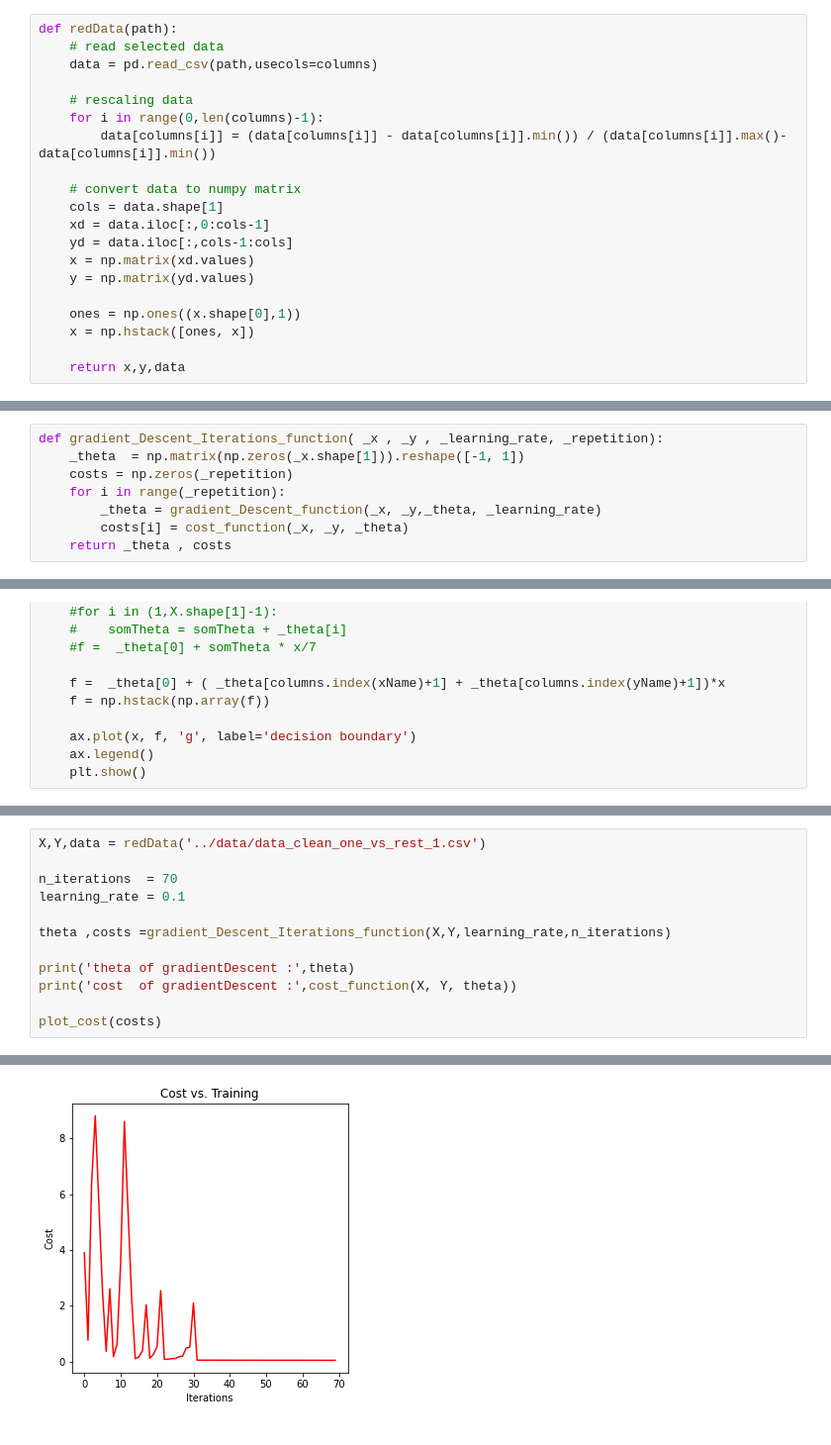
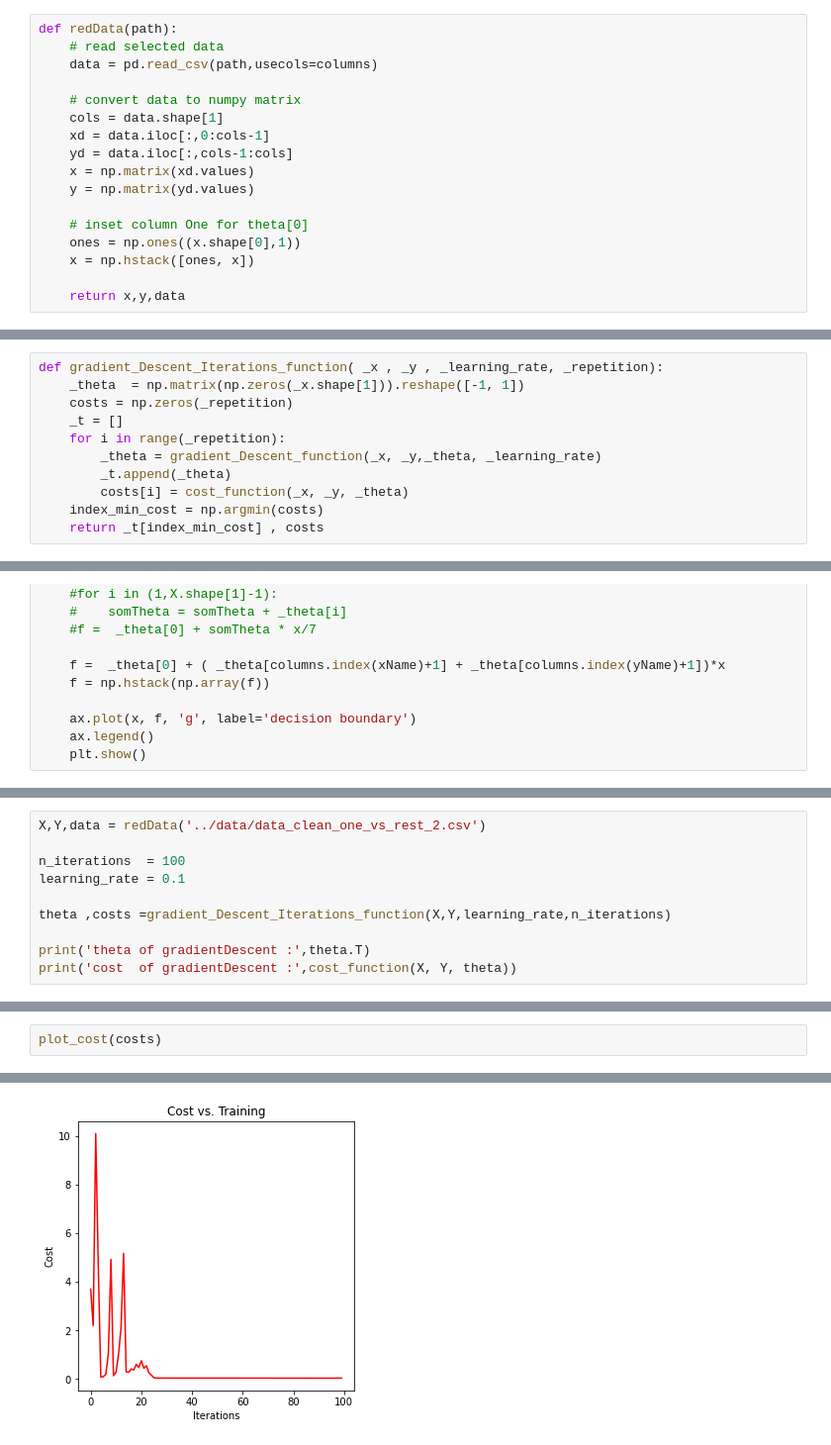
Before and after one commit to amr-lounis/project-machine-lirning-, a Jupyter notebook: classification - Logistic Regression (LgR)/Gradient Descent (GD)/Gradient Descent (GD).ipynb, the cells around one changed output, grey strips where cells are left out. Shown at 99% size. Cells and saved outputs as stored; diff of their text form.

```diff
--- a/classification - Logistic Regression (LgR)/Gradient Descent (GD)/Gradient Descent (GD).ipynb
+++ b/classification - Logistic Regression (LgR)/Gradient Descent (GD)/Gradient Descent (GD).ipynb
@@ -23,10 +23,6 @@ columns = [
 def redData(path):
     # read selected data
     data = pd.read_csv(path,usecols=columns)
-
-    # rescaling data
-    for i in range(0,len(columns)-1):
-        data[columns[i]] = (data[columns[i]] - data[columns[i]].min()) / (data[columns[i]].max()-data[columns[i]].min())
 
     # convert data to numpy matrix
     cols = data.shape[1]
@@ -35,6 +31,7 @@ def redData(path):
     x = np.matrix(xd.values)
     y = np.matrix(yd.values)
 
+    # inset column One for theta[0]
     ones = np.ones((x.shape[0],1))
     x = np.hstack([ones, x])
 
@@ -59,8 +56,11 @@ def gradient_Descent_function( _x , _y, _theta, _learning_rate):
 def gradient_Descent_Iterations_function( _x , _y , _learning_rate, _repetition):
     _theta  = np.matrix(np.zeros(_x.shape[1])).reshape([-1, 1])
     costs = np.zeros(_repetition)
+    _t = []
     for i in range(_repetition):
         _theta = gradient_Descent_function(_x, _y,_theta, _learning_rate)
+        _t.append(_theta)
         costs[i] = cost_function(_x, _y, _theta)
-    return _theta , costs
+    index_min_cost = np.argmin(costs)
+    return _t[index_min_cost] , costs
 # %% [markdown]
@@ -143,0 +142,10 @@ def plotAll(_data,_theta):
+# %%
+X,Y,data = redData('../data/data_clean_one_vs_rest_2.csv')
+
+n_iterations  = 100
+learning_rate = 0.1
+
+theta ,costs =gradient_Descent_Iterations_function(X,Y,learning_rate,n_iterations)
+
+print('theta of gradientDescent :',theta.T)
+print('cost  of gradientDescent :',cost_function(X, Y, theta))
@@ -144,13 +158,3 @@ def plotAll(_data,_theta):
 # %%
-X,Y,data = redData('../data/data_clean_one_vs_rest_1.csv')
-
-n_iterations  = 70
-learning_rate = 0.1
-
-theta ,costs =gradient_Descent_Iterations_function(X,Y,learning_rate,n_iterations)
-
-print('theta of gradientDescent :',theta)
-print('cost  of gradientDescent :',cost_function(X, Y, theta))
-
 plot_cost(costs)
 # %% [output]
@@ -166 +161 @@ cost  of gradientDescent : [[0.03989319]]
-[figure, old version]
+[figure, new version]
```
Also changed, not shown: parts of 28 cells of this notebook, 17 other files.
